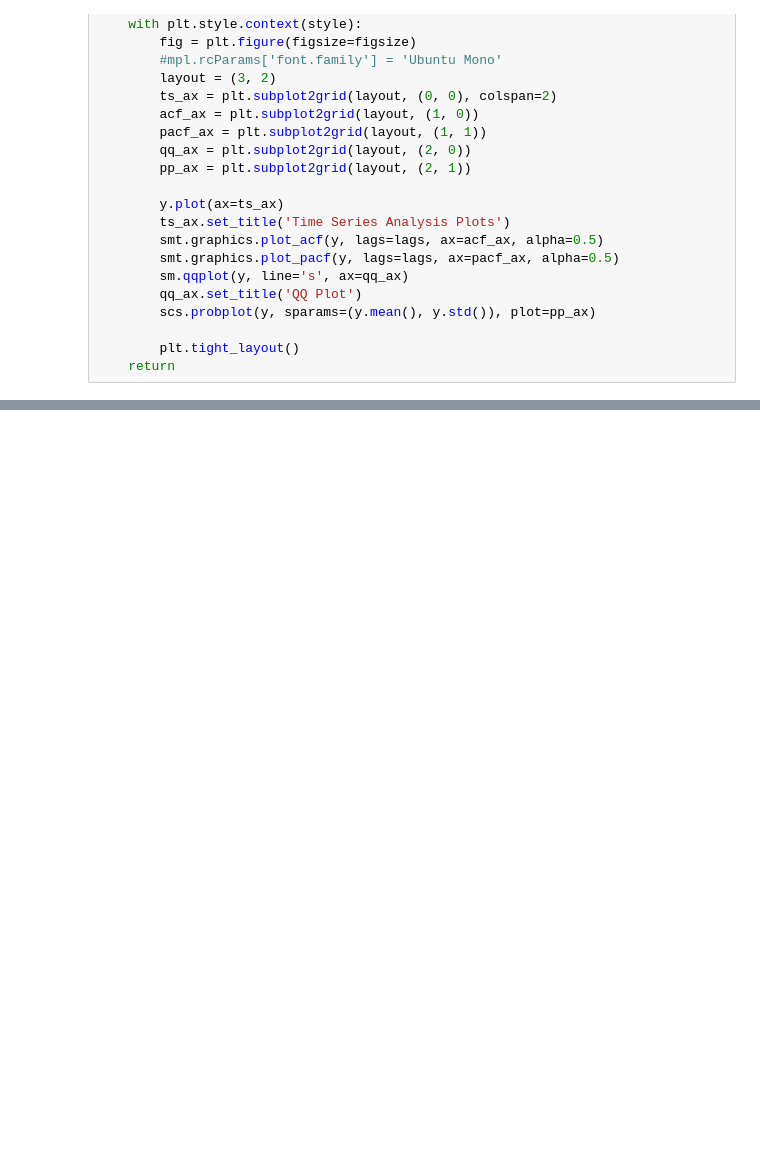
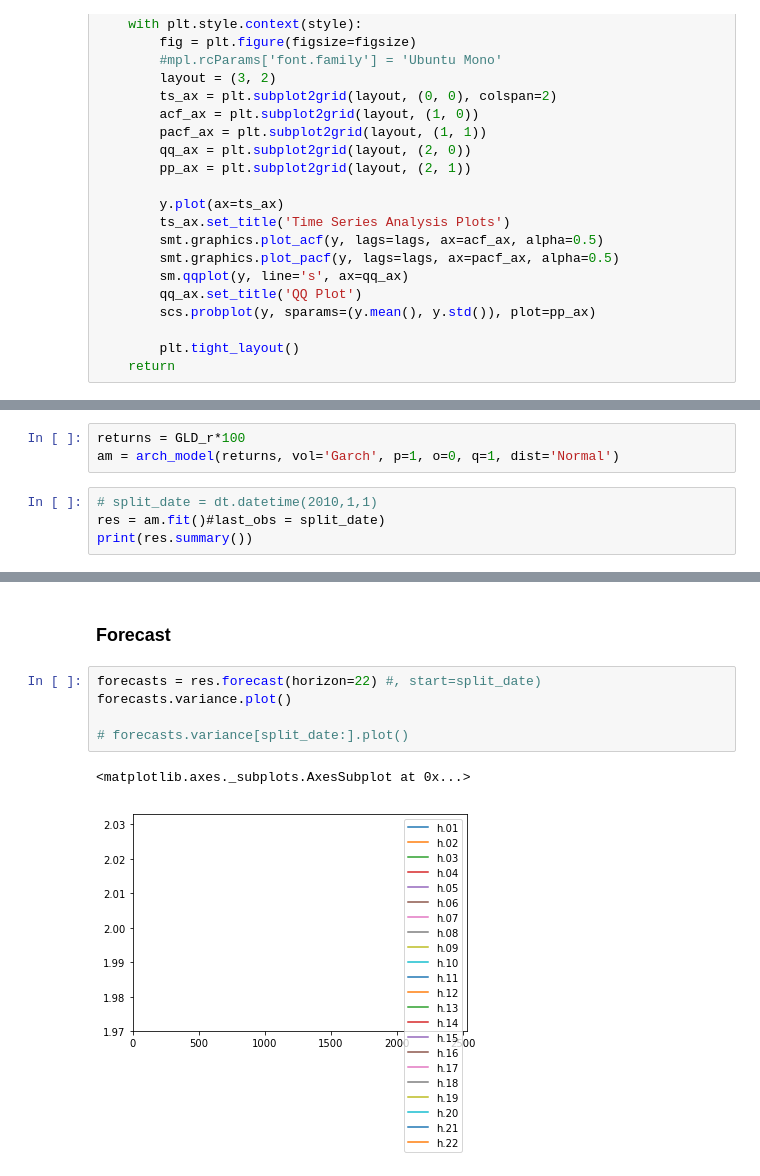
Before and after one commit to lawofearth/MSM_Thanasarn, a Jupyter notebook: 180210_TEST_GARCH_MSG.ipynb, the cells around one changed output, grey strips where cells are left out. Saved outputs shown, nothing was run; the diff lists cells and outputs as text; blank space fills up the shorter version.

Commit message:
Meeting2.2
- verify LL
- get data like paper
- developing a  prediction model (Estimate tomorrow)

```diff
--- a/180210_TEST_GARCH_MSG.ipynb
+++ b/180210_TEST_GARCH_MSG.ipynb
@@ -139,0 +148,7 @@ Covariance estimator: robust
+# %%
+returns = GLD_r*100
+am = arch_model(returns, vol='Garch', p=1, o=0, q=1, dist='Normal')
+# %%
+# split_date = dt.datetime(2010,1,1)
+res = am.fit()#last_obs = split_date)
+print(res.summary())
@@ -139,0 +173,10 @@ Covariance estimator: robust
+# %% [markdown]
+### Forecast
+# %%
+forecasts = res.forecast(horizon=22) #, start=split_date)
+forecasts.variance.plot()
+
+# forecasts.variance[split_date:].plot()
+# %% [output]
+<matplotlib.axes._subplots.AxesSubplot at 0x...>
+[figure, added]
```
Also changed, not shown: parts of 20 cells of this notebook, 12 other files.
